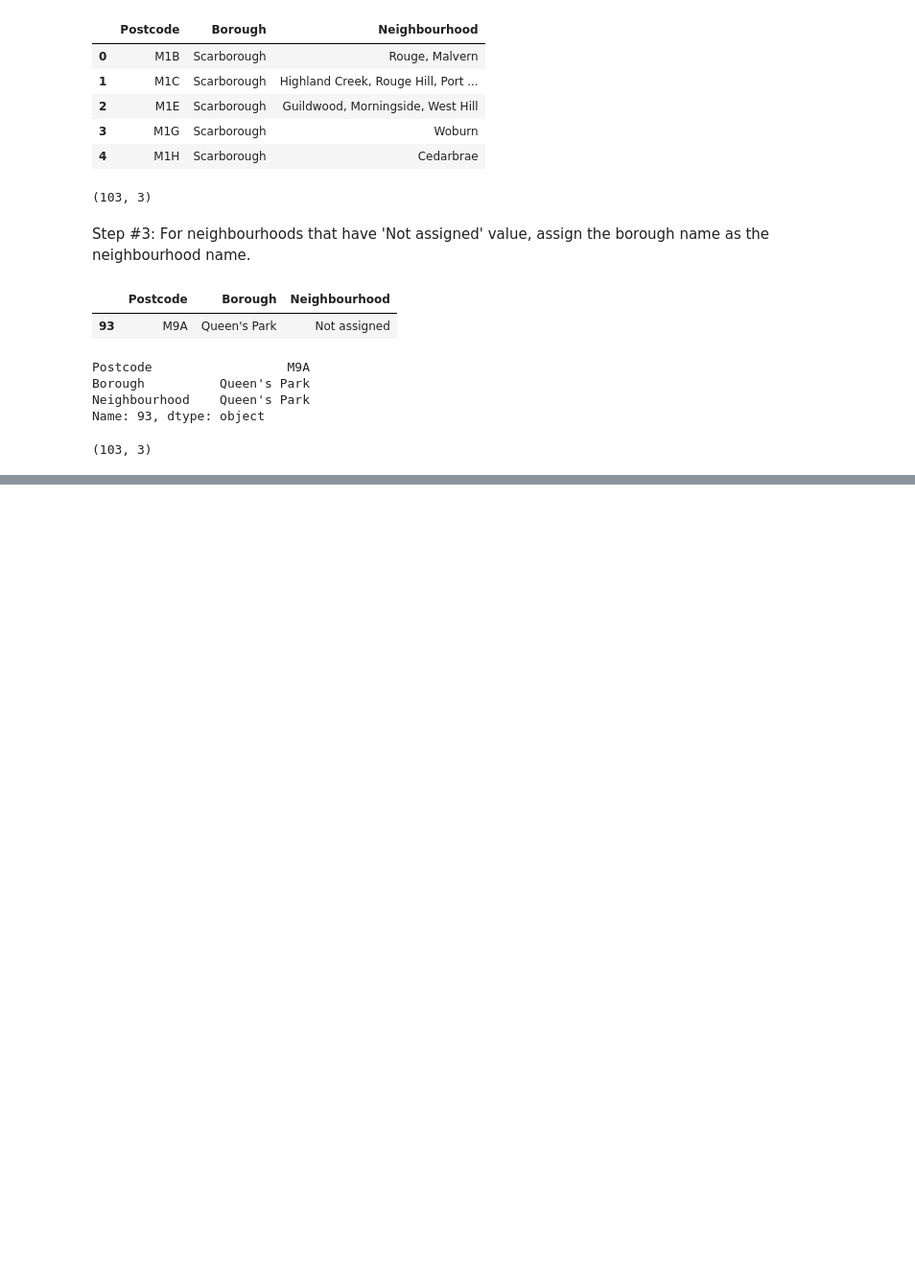
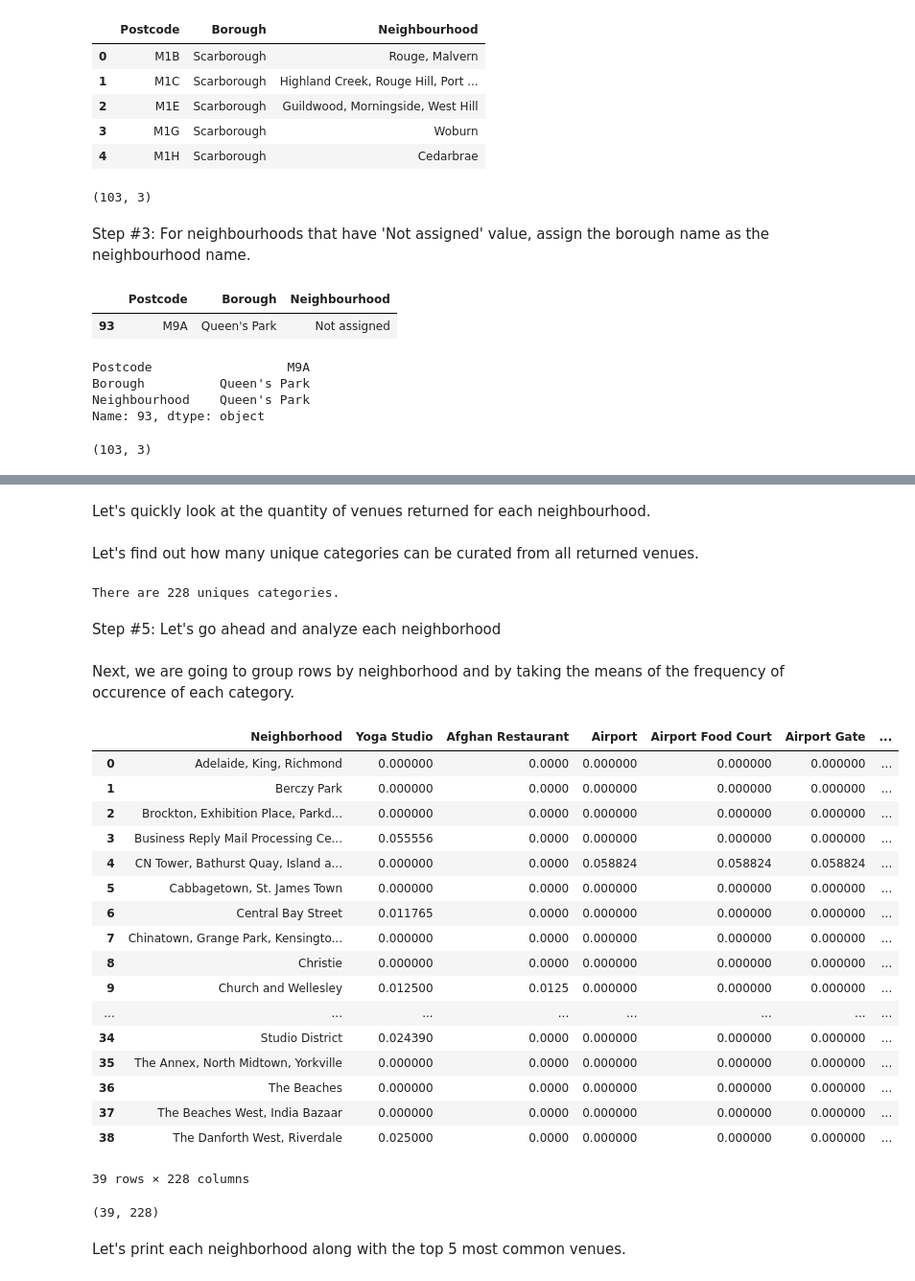
Before and after one commit to Zukerherr/CS_Toronto_Neigh, a Jupyter notebook: Toronto_Neighborhoods_Clustering.ipynb, the cells around one changed output, grey strips where cells are left out. Shown at 96% size. Drawn from its saved outputs; the diff is of its cells as text; code cells hidden in the pictures; blank space fills up the shorter version.

Commit message:
Published from Watson Studio.

```diff
--- a/Toronto_Neighborhoods_Clustering.ipynb
+++ b/Toronto_Neighborhoods_Clustering.ipynb
@@ -98,0 +179,4 @@ df_toronto_proc.shape
+# %%
+CLIENT_ID = input("enter your Foursquare id: ")
+CLIENT_SECRET = input("enter your Foursquare secret key: ")
+VERSION = '20200217'
@@ -98,0 +230,3 @@ df_toronto_proc.shape
+# %%
+torontos_data = df_toronto_merged[df_toronto_merged['Borough'].str.contains('Toronto')]
+torontos_data.shape
@@ -98,0 +237,8 @@ df_toronto_proc.shape
+# %%
+radius = 500
+limit = 100
+
+torontos_venues = getNearbyVenues(names=torontos_data['Neighborhood'],
+                                   latitudes=torontos_data['Latitude'],
+                                   longitudes=torontos_data['Longitude']
+                                  )
@@ -98,0 +276,2 @@ df_toronto_proc.shape
+# %% [markdown]
+Let's quickly look at the quantity of venues returned for each neighbourhood.
@@ -98,0 +280,48 @@ df_toronto_proc.shape
+# %% [markdown]
+Let's find out how many unique categories can be curated from all returned venues.
+# %%
+print('There are {} uniques categories.'.format(len(torontos_venues['Venue Category'].unique())))
+# %% [output]
+There are 228 uniques categories.
+# %% [markdown]
+Step #5: Let's go ahead and analyze each neighborhood
+# %%
+# one hot encoding
+torontos_onehot = pd.get_dummies(torontos_venues[['Venue Category']], prefix="", prefix_sep="")
+
+# add neighborhood column back to dataframe
+torontos_onehot['Neighborhood'] = torontos_venues['Neighborhood']
+
+# move neighborhood column to the first column
+fixed_columns = [torontos_onehot.columns[-1]] + list(torontos_onehot.columns[:-1])
+torontos_onehot = torontos_onehot[fixed_columns]
+# %% [markdown]
+Next, we are going to group rows by neighborhood and by taking the means of the frequency of occurence of each category.
+# %%
+torontos_grouped = torontos_onehot.groupby('Neighborhood').mean().reset_index()
+torontos_grouped
+# %% [output]
+|  | Neighborhood | Yoga Studio | Afghan Restaurant | Airport | Airport Food Court | Airport Gate | ... |
+| 0 | Adelaide, King, Richmond | 0.000000 | 0.0000 | 0.000000 | 0.000000 | 0.000000 | ... |
+| 1 | Berczy Park | 0.000000 | 0.0000 | 0.000000 | 0.000000 | 0.000000 | ... |
+| 2 | Brockton, Exhibition Place, Parkd... | 0.000000 | 0.0000 | 0.000000 | 0.000000 | 0.000000 | ... |
+| 3 | Business Reply Mail Processing Ce... | 0.055556 | 0.0000 | 0.000000 | 0.000000 | 0.000000 | ... |
+| 4 | CN Tower, Bathurst Quay, Island a... | 0.000000 | 0.0000 | 0.058824 | 0.058824 | 0.058824 | ... |
+| 5 | Cabbagetown, St. James Town | 0.000000 | 0.0000 | 0.000000 | 0.000000 | 0.000000 | ... |
+| 6 | Central Bay Street | 0.011765 | 0.0000 | 0.000000 | 0.000000 | 0.000000 | ... |
+| 7 | Chinatown, Grange Park, Kensingto... | 0.000000 | 0.0000 | 0.000000 | 0.000000 | 0.000000 | ... |
+| 8 | Christie | 0.000000 | 0.0000 | 0.000000 | 0.000000 | 0.000000 | ... |
+| 9 | Church and Wellesley | 0.012500 | 0.0125 | 0.000000 | 0.000000 | 0.000000 | ... |
+| ... | ... | ... | ... | ... | ... | ... | ... |
+| 34 | Studio District | 0.024390 | 0.0000 | 0.000000 | 0.000000 | 0.000000 | ... |
+| 35 | The Annex, North Midtown, Yorkville | 0.000000 | 0.0000 | 0.000000 | 0.000000 | 0.000000 | ... |
+| 36 | The Beaches | 0.000000 | 0.0000 | 0.000000 | 0.000000 | 0.000000 | ... |
+| 37 | The Beaches West, India Bazaar | 0.000000 | 0.0000 | 0.000000 | 0.000000 | 0.000000 | ... |
+| 38 | The Danforth West, Riverdale | 0.025000 | 0.0000 | 0.000000 | 0.000000 | 0.000000 | ... |
+39 rows × 228 columns
+# %%
+torontos_grouped.shape
+# %% [output]
+(39, 228)
+# %% [markdown]
+Let's print each neighborhood along with the top 5 most common venues.
```
Also changed, not shown: parts of 49 cells of this notebook.
